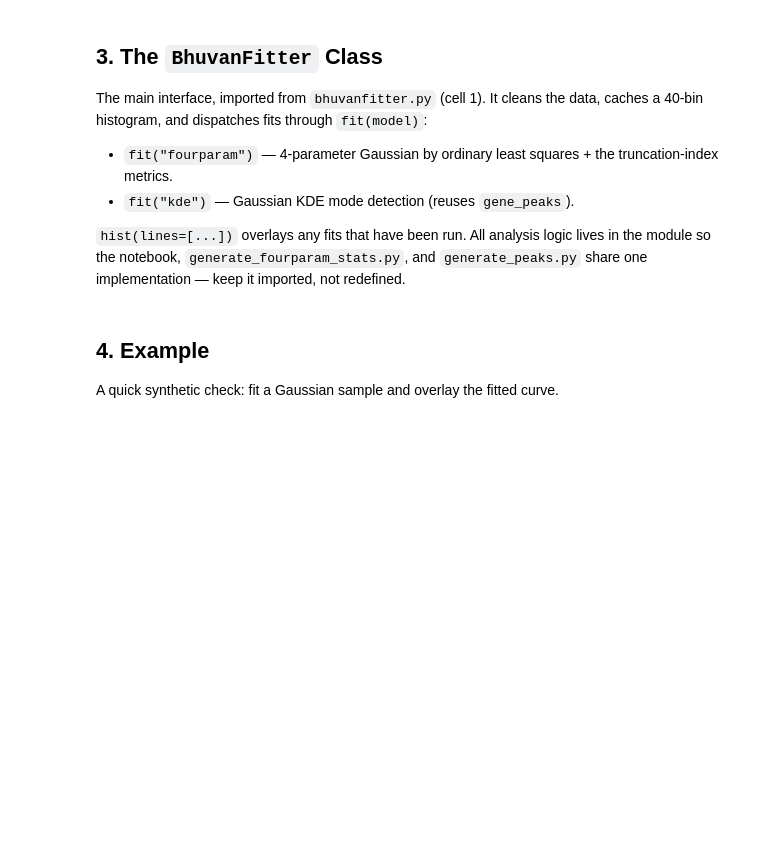
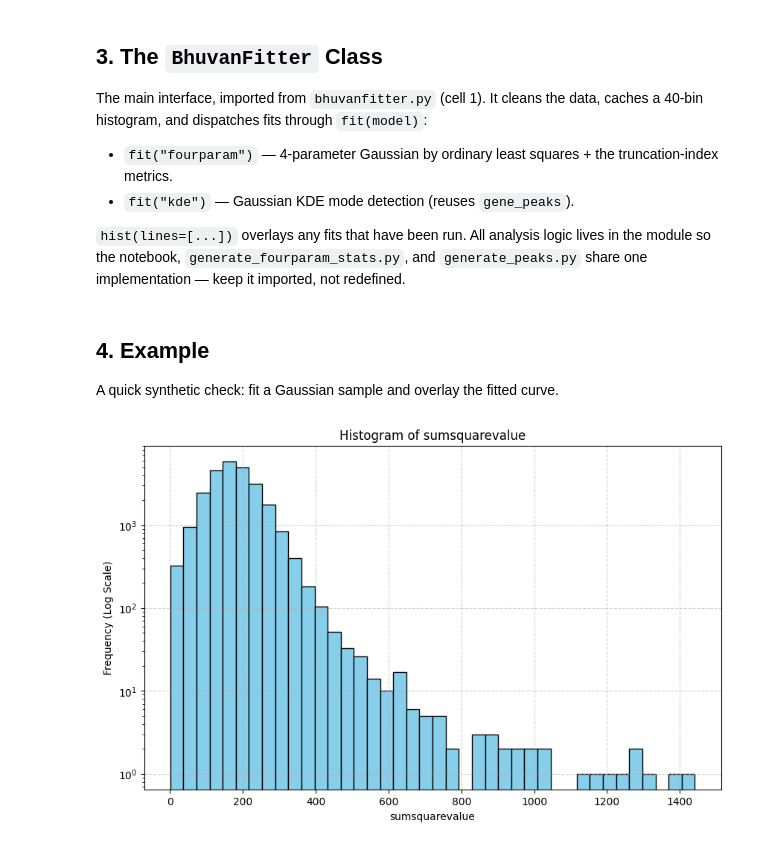
Before and after one commit to BhuvanKanna/bhuvanfitternew, a Jupyter notebook: newbhuvanfitter.ipynb, the cells around one changed output. Saved outputs shown, nothing was run; the diff lists cells and outputs as text; code cells hidden in the pictures; blank space fills up the shorter version.

```diff
--- a/newbhuvanfitter.ipynb
+++ b/newbhuvanfitter.ipynb
@@ -62,21 +62,23 @@ in the module so the notebook, `generate_fourparam_stats.py`, and
 
 A quick synthetic check: fit a Gaussian sample and overlay the fitted curve.
 # %%
-fourparam_df = pd.read_csv("fourparam_table.csv")
+fourparam_df = pd.read_csv("fourparam_table_excluded.csv")
 master = pd.read_csv('Supplementary Data 1_csv.csv').set_index('strain')
 master = master.T
 
 
 squaredata = fourparam_df['sumsquarevalue'].dropna()
 
 plt.figure(figsize=(10, 6))
 plt.hist(squaredata, bins=40, color='skyblue', edgecolor='black')
 plt.title('Histogram of sumsquarevalue')
 plt.xlabel('sumsquarevalue')
 plt.ylabel('Frequency (Log Scale)')
 plt.yscale('log')
 plt.grid(True, linestyle='--', alpha=0.6)
 plt.show()
+# %% [output]
+[figure, added]
 # %%
 fitter = BhuvanFitter(master['w1_Y110A7A.10.1'], "w1_Y110A7A.10.1")
 fitter.fit("fourparam")     # runs the 4-param Gaussian
```
Also changed, not shown: parts of 1 cell of this notebook.
